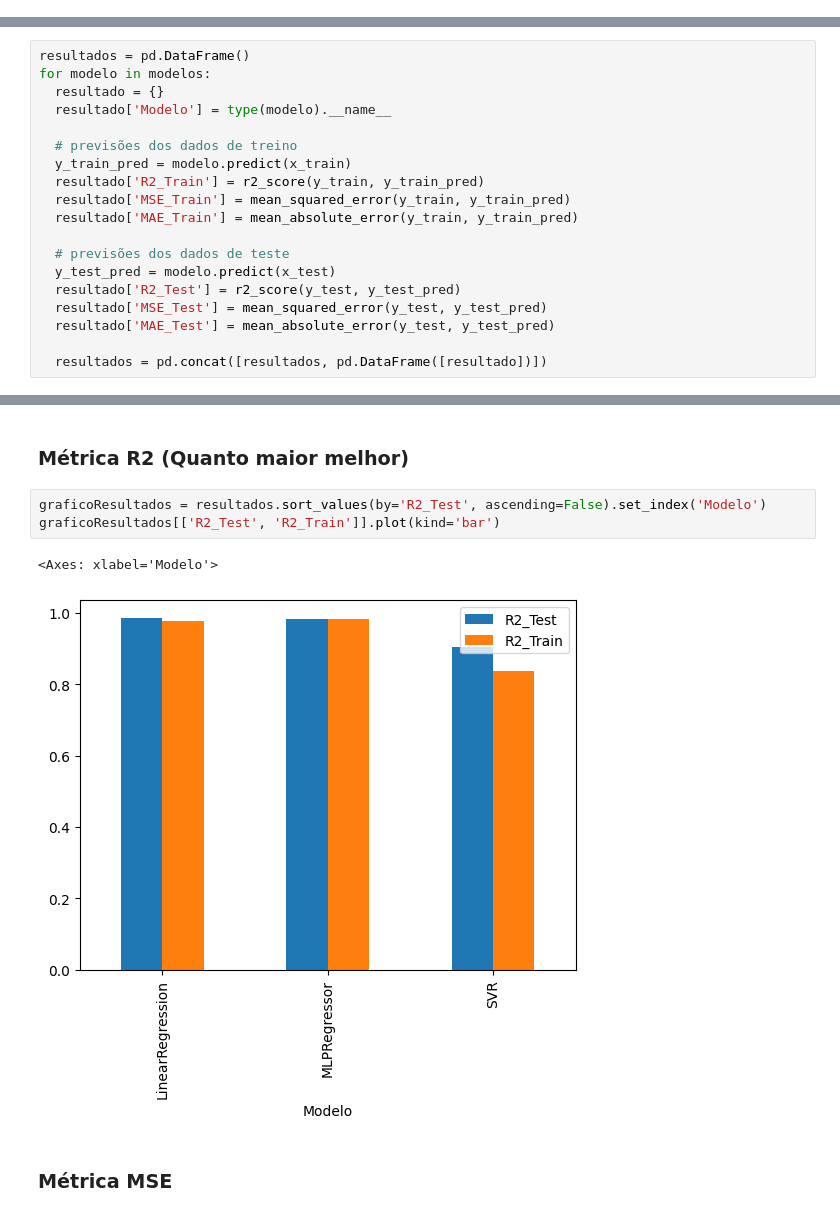
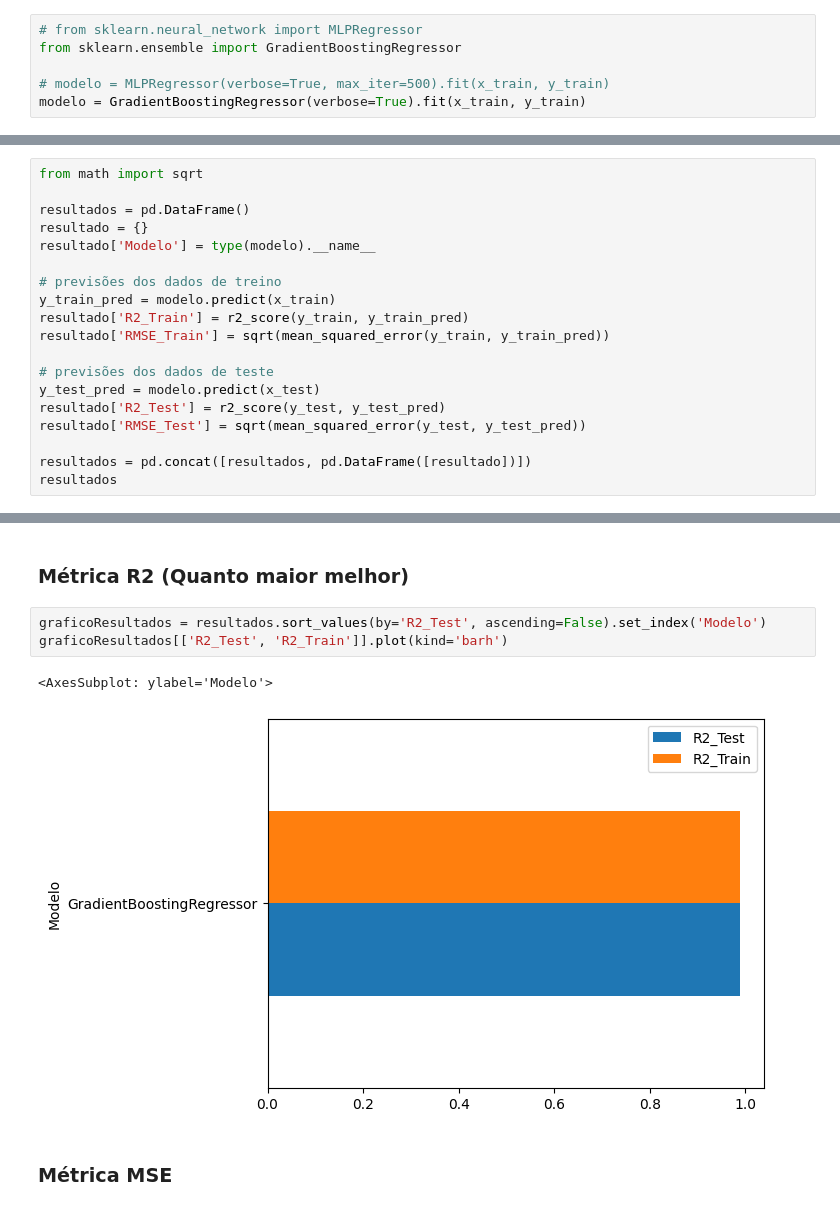
Before and after one commit to AurelioAquino92/fundamentosindustria40, a Jupyter notebook: Atividade_1_Fundamentos_da_Industria_4_0.ipynb, the cells around one changed output, grey strips where cells are left out. Drawn from its saved outputs; the diff is of its cells as text.

Commit message:
lazy regressor

```diff
--- a/Atividade_1_Fundamentos_da_Industria_4_0.ipynb
+++ b/Atividade_1_Fundamentos_da_Industria_4_0.ipynb
@@ -159,0 +156,6 @@ Training loss did not improve more than tol=0.000100 for 10 consecutive epochs.
+# %%
+# from sklearn.neural_network import MLPRegressor
+from sklearn.ensemble import GradientBoostingRegressor
+
+# modelo = MLPRegressor(verbose=True, max_iter=500).fit(x_train, y_train)
+modelo = GradientBoostingRegressor(verbose=True).fit(x_train, y_train)
@@ -160,21 +183,21 @@ Training loss did not improve more than tol=0.000100 for 10 consecutive epochs.
 # %% [markdown]
 ### Predições e Métricas
 # %%
+from math import sqrt
+
 resultados = pd.DataFrame()
-for modelo in modelos:
-  resultado = {}
-  resultado['Modelo'] = type(modelo).__name__
+resultado = {}
+resultado['Modelo'] = type(modelo).__name__
 
-  # previsões dos dados de treino
-  y_train_pred = modelo.predict(x_train)
-  resultado['R2_Train'] = r2_score(y_train, y_train_pred)
-  resultado['MSE_Train'] = mean_squared_error(y_train, y_train_pred)
-  resultado['MAE_Train'] = mean_absolute_error(y_train, y_train_pred)
+# previsões dos dados de treino
+y_train_pred = modelo.predict(x_train)
+resultado['R2_Train'] = r2_score(y_train, y_train_pred)
+resultado['RMSE_Train'] = sqrt(mean_squared_error(y_train, y_train_pred))
 
-  # previsões dos dados de teste
-  y_test_pred = modelo.predict(x_test)
-  resultado['R2_Test'] = r2_score(y_test, y_test_pred)
-  resultado['MSE_Test'] = mean_squared_error(y_test, y_test_pred)
-  resultado['MAE_Test'] = mean_absolute_error(y_test, y_test_pred)
+# previsões dos dados de teste
+y_test_pred = modelo.predict(x_test)
+resultado['R2_Test'] = r2_score(y_test, y_test_pred)
+resultado['RMSE_Test'] = sqrt(mean_squared_error(y_test, y_test_pred))
 
-  resultados = pd.concat([resultados, pd.DataFrame([resultado])])
+resultados = pd.concat([resultados, pd.DataFrame([resultado])])
+resultados
@@ -195,10 +212,10 @@ resultados
 ### Métrica R2 (Quanto maior melhor)
 # %%
 graficoResultados = resultados.sort_values(by='R2_Test', ascending=False).set_index('Modelo')
-graficoResultados[['R2_Test', 'R2_Train']].plot(kind='bar')
+graficoResultados[['R2_Test', 'R2_Train']].plot(kind='barh')
 # %% [output]
-<Axes: xlabel='Modelo'>
+<AxesSubplot: ylabel='Modelo'>
-[figure, old version]
+[figure, new version]
 # %% [markdown]
 ### Métrica MSE
 # %%
```
Also changed, not shown: parts of 18 cells of this notebook.
